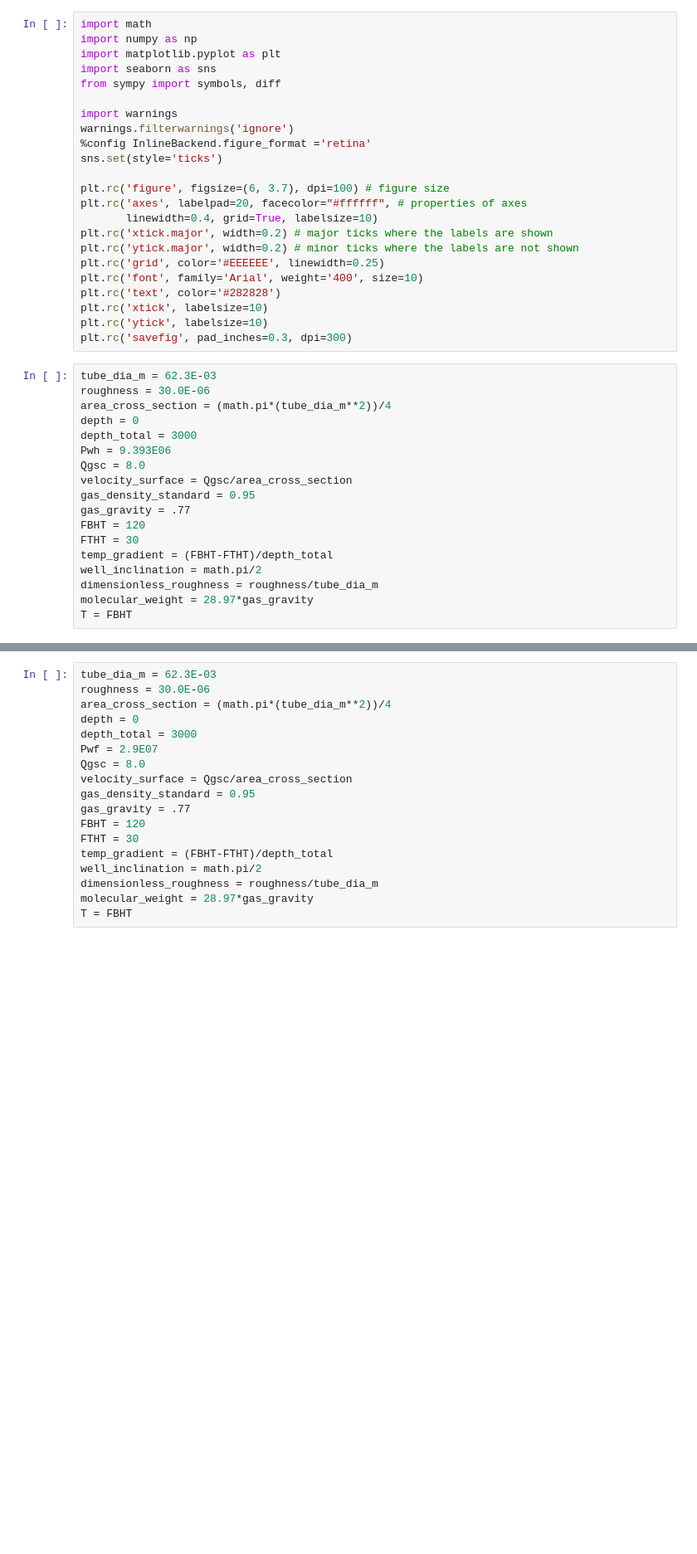
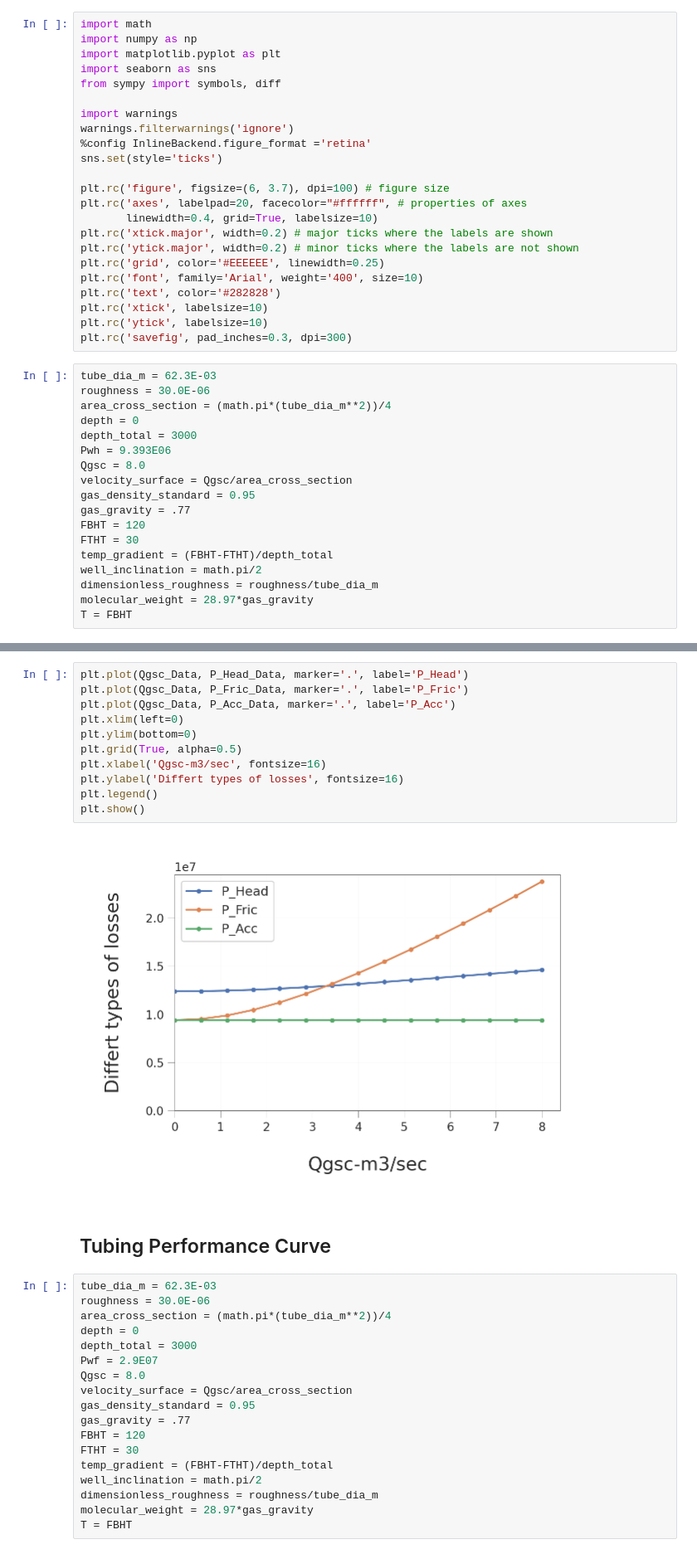
Before and after one commit to Priyam8210/Outflow_VLP, a Jupyter notebook: single-phase-gas-traverse-correction.ipynb, the cells around one changed output, grey strips where cells are left out. Shown at 83% size. Cells and saved outputs as stored; diff of their text form; blank space fills up the shorter version.

```diff
--- a/single-phase-gas-traverse-correction.ipynb
+++ b/single-phase-gas-traverse-correction.ipynb
@@ -146,3 +175,18 @@ plt.show()
+# %%
+plt.plot(Qgsc_Data, P_Head_Data, marker='.', label='P_Head')
+plt.plot(Qgsc_Data, P_Fric_Data, marker='.', label='P_Fric')
+plt.plot(Qgsc_Data, P_Acc_Data, marker='.', label='P_Acc')
+plt.xlim(left=0)
+plt.ylim(bottom=0)
+plt.grid(True, alpha=0.5)
+plt.xlabel('Qgsc-m3/sec', fontsize=16)
+plt.ylabel('Differt types of losses', fontsize=16)
+plt.legend()
+plt.show()
+# %% [output]
+[figure, added]
+# %% [markdown]
+## Tubing Performance Curve
 # %%
 tube_dia_m = 62.3E-03
 roughness = 30.0E-06
```
Also changed, not shown: parts of 9 cells of this notebook.
